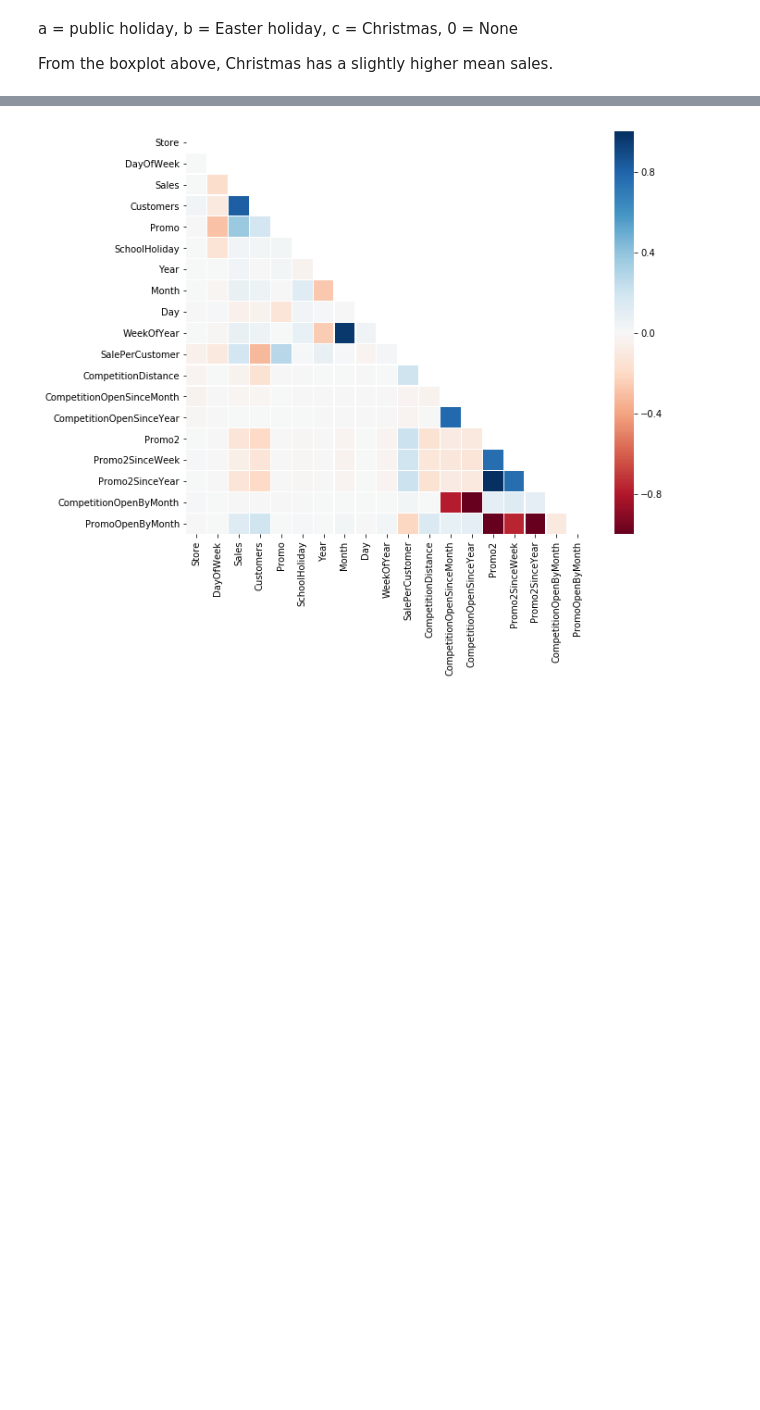
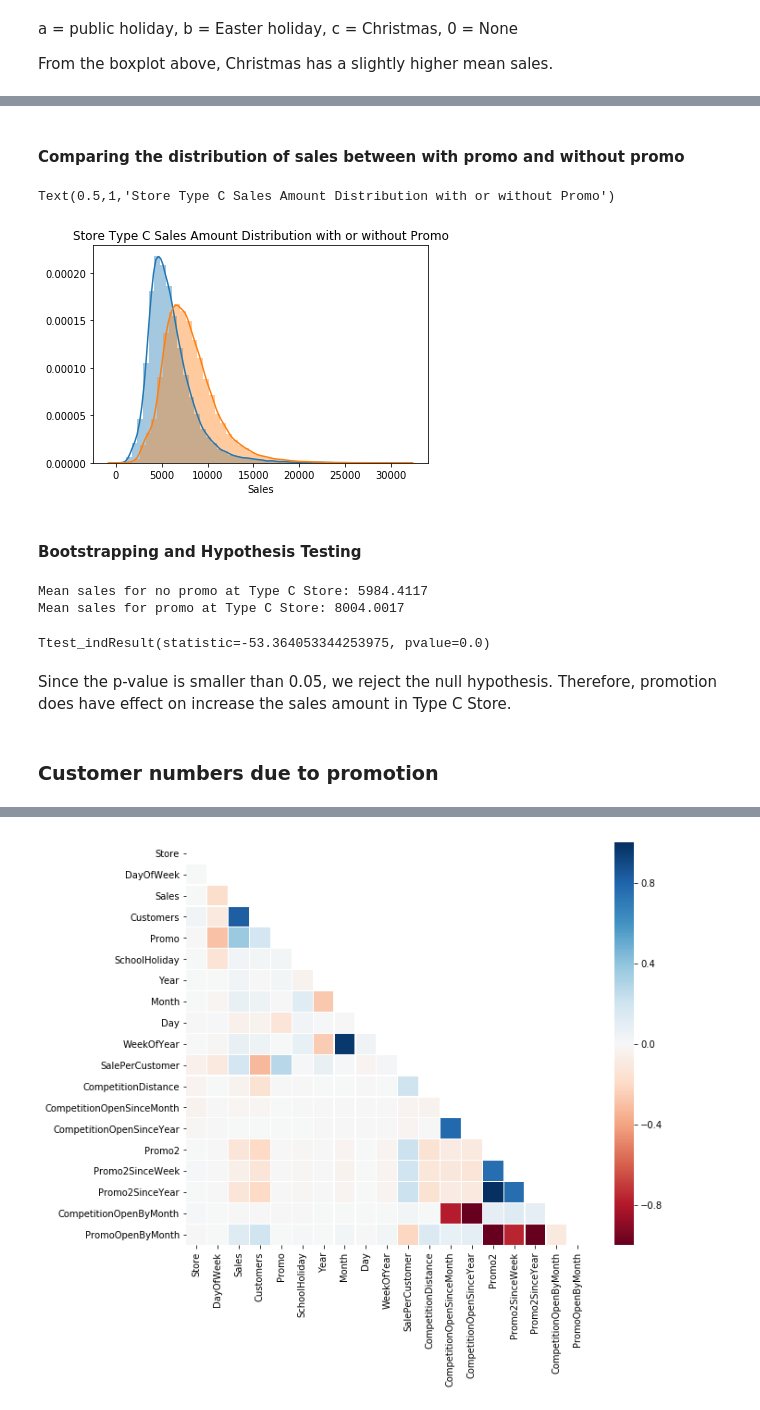
Before and after one commit to cuthlo/springboard, a Jupyter notebook: capstone_project2/EDA.ipynb, the cells around one changed output, grey strips where cells are left out. Saved outputs shown, nothing was run; the diff lists cells and outputs as text; code cells hidden in the pictures; blank space fills up the shorter version.

```diff
--- a/capstone_project2/EDA.ipynb
+++ b/capstone_project2/EDA.ipynb
@@ -320,3 +323,35 @@ sns.factorplot(data = df_train_store, x = 'Month', y = "Sales",
+# %% [markdown]
+#### Comparing the distribution of sales between with promo and without promo
+# %%
+typec_nopromo = df_train_store[(df_train_store['Promo'] == 0) & (df_train_store['StoreType'] == 'c')]['Sales']
+typec_promo = df_train_store[(df_train_store['Promo'] == 1) & (df_train_store['StoreType'] == 'c')]['Sales']
+
+sns.distplot(typec_nopromo)
+sns.distplot(typec_promo)
+
+plt.title('Store Type C Sales Amount Distribution with or without Promo')
+# %% [output]
+Text(0.5,1,'Store Type C Sales Amount Distribution with or without Promo')
+[figure, added]
+# %% [markdown]
+#### Bootstrapping and Hypothesis Testing
+# %%
+bs_sample_nopromo = np.random.choice(typec_nopromo, size=10000)
+bs_sample_promo = np.random.choice(typec_promo, size=10000)
+
+print('Mean sales for no promo at Type C Store:', bs_sample_nopromo.mean())
+print('Mean sales for promo at Type C Store:', bs_sample_promo.mean())
+# %% [output]
+Mean sales for no promo at Type C Store: 5984.4117
+Mean sales for promo at Type C Store: 8004.0017
+# %%
+stats.ttest_ind(bs_sample_nopromo, bs_sample_promo)
+# %% [output]
+Ttest_indResult(statistic=-53.364053344253975, pvalue=0.0)
+# %% [markdown]
+Since the p-value is smaller than 0.05, we reject the null hypothesis. Therefore, promotion does have effect on increase the sales amount in Type C Store.
+# %% [markdown]
+### Customer numbers due to promotion
 # %%
 sns.factorplot(data = df_train_store, x = 'Month', y = "Customers",
                col = 'StoreType',
```
Also changed, not shown: parts of 14 cells of this notebook.
